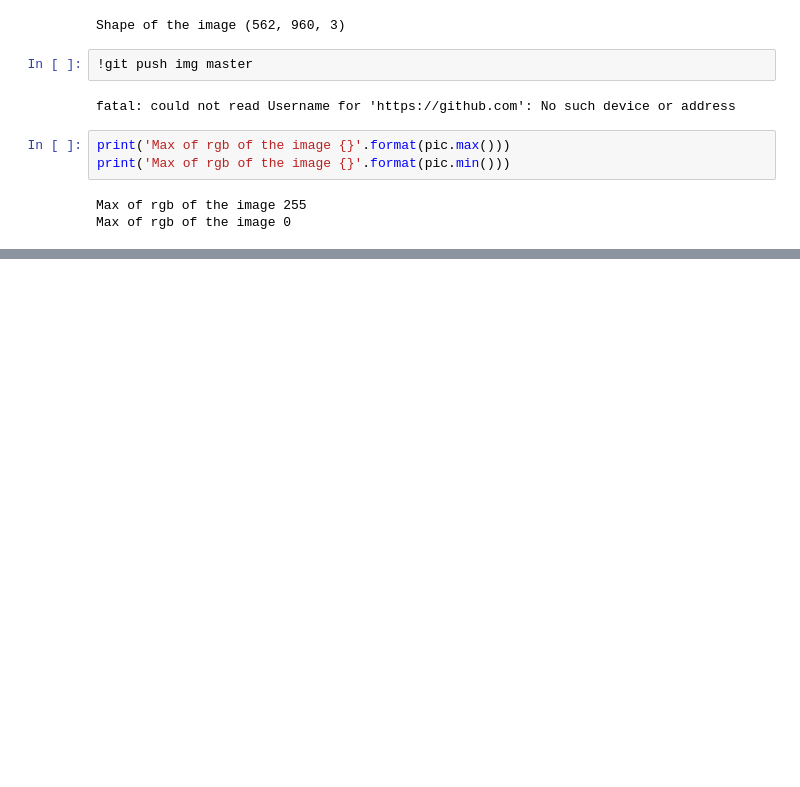
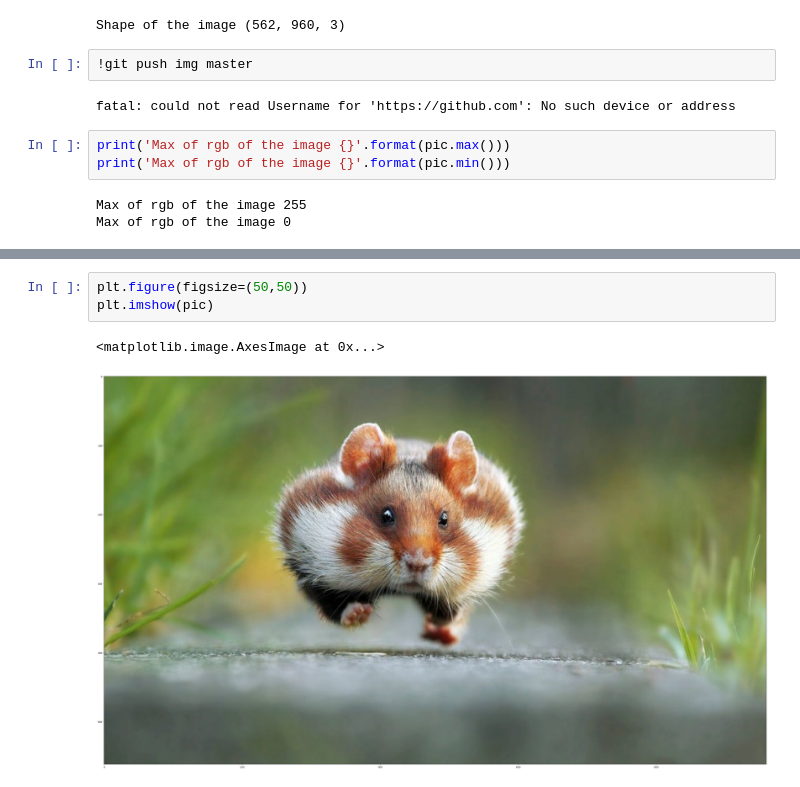
Before and after one commit to SIBI-MS/Image-Processing, a Jupyter notebook: Untitled0.ipynb, the cells around one changed output, grey strips where cells are left out. Cells and saved outputs as stored; diff of their text form; blank space fills up the shorter version.

```diff
--- a/Untitled0.ipynb
+++ b/Untitled0.ipynb
@@ -164,0 +191,6 @@ Max of rgb of the image 0
+# %%
+plt.figure(figsize=(50,50))
+plt.imshow(pic)
+# %% [output]
+<matplotlib.image.AxesImage at 0x...>
+[figure, added]
```
Also changed, not shown: parts of 6 cells of this notebook.
